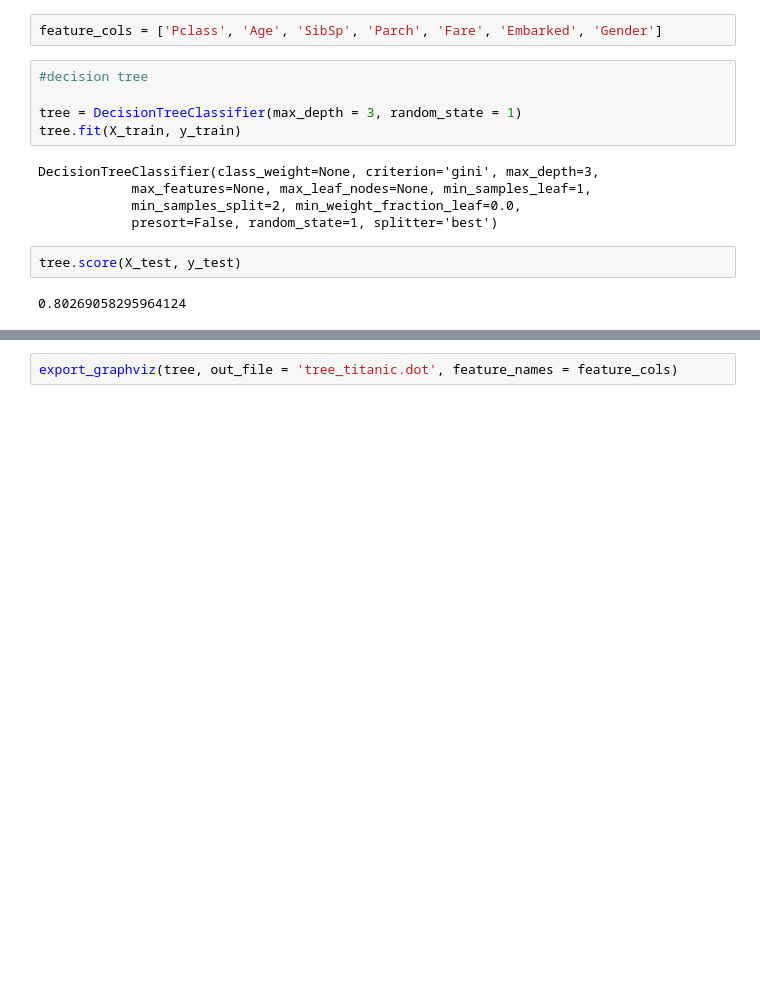
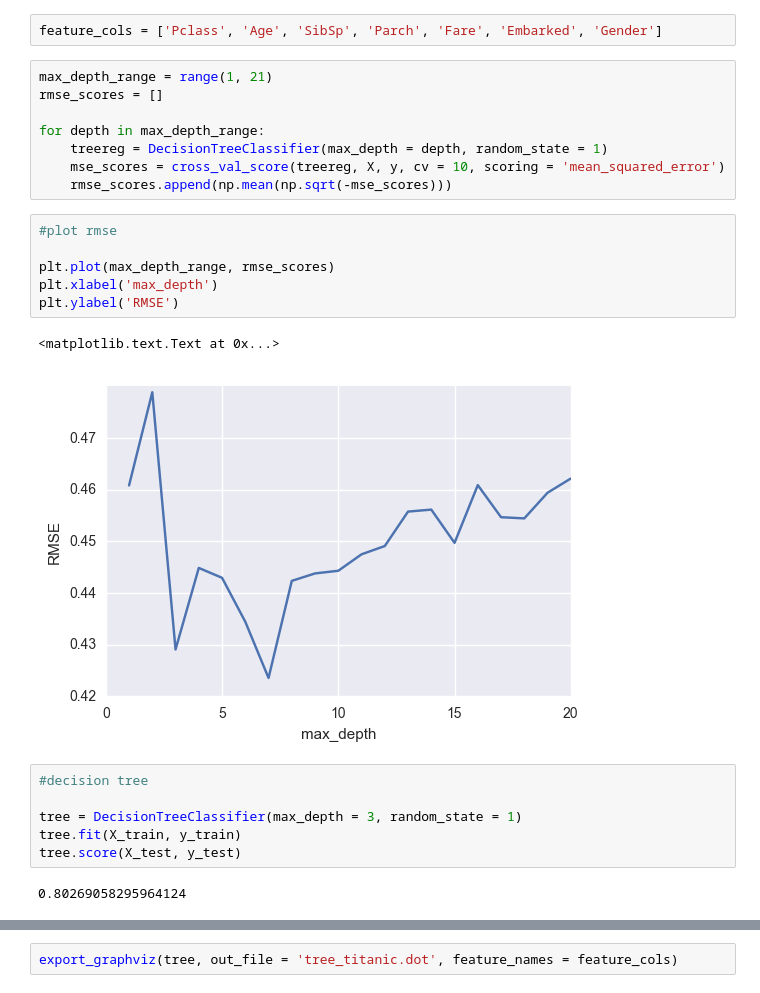
Before and after one commit to sglembocki/personal_projects, a Jupyter notebook: Titanic/TitanicPrediction.ipynb, the cells around one changed output, grey strips where cells are left out. Saved outputs shown, nothing was run; the diff lists cells and outputs as text; blank space fills up the shorter version.

```diff
--- a/Titanic/TitanicPrediction.ipynb
+++ b/Titanic/TitanicPrediction.ipynb
@@ -187,17 +183,28 @@ Embarked 0.597081930415
 Gender 0.786756453423
 # %%
 feature_cols = ['Pclass', 'Age', 'SibSp', 'Parch', 'Fare', 'Embarked', 'Gender']
+# %%
+max_depth_range = range(1, 21)
+rmse_scores = []
+
+for depth in max_depth_range:
+    treereg = DecisionTreeClassifier(max_depth = depth, random_state = 1)
+    mse_scores = cross_val_score(treereg, X, y, cv = 10, scoring = 'mean_squared_error')
+    rmse_scores.append(np.mean(np.sqrt(-mse_scores)))
+# %%
+#plot rmse
+
+plt.plot(max_depth_range, rmse_scores)
+plt.xlabel('max_depth')
+plt.ylabel('RMSE')
+# %% [output]
+<matplotlib.text.Text at 0x...>
+[figure, added]
 # %%
 #decision tree
 
 tree = DecisionTreeClassifier(max_depth = 3, random_state = 1)
 tree.fit(X_train, y_train)
+tree.score(X_test, y_test)
 # %% [output]
-DecisionTreeClassifier(class_weight=None, criterion='gini', max_depth=3,
-            max_features=None, max_leaf_nodes=None, min_samples_leaf=1,
-            min_samples_split=2, min_weight_fraction_leaf=0.0,
-            presort=False, random_state=1, splitter='best')
+0.80269058295964124
-# %%
-tree.score(X_test, y_test)
-# %% [output]
-0.80269058295964124
```
Also changed, not shown: parts of 11 cells of this notebook, 1 other file.
